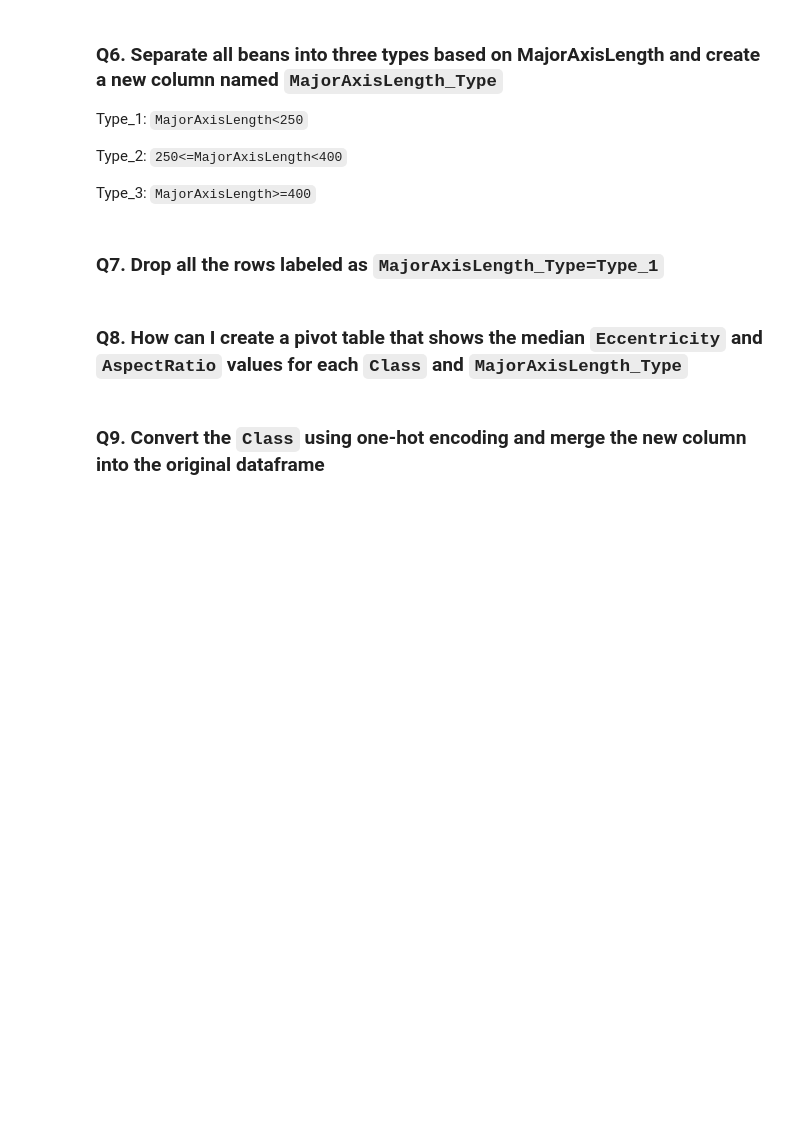
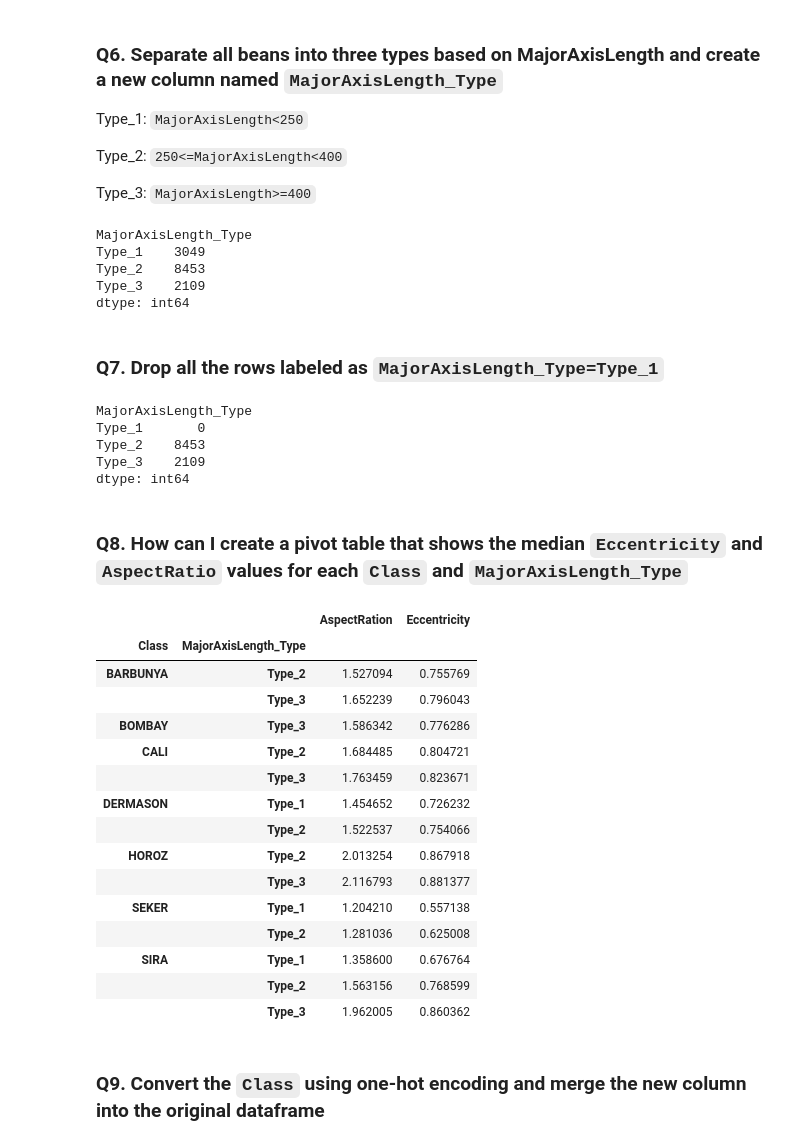
Before and after one commit to YUFOHON/data, a Jupyter notebook: Assignment1.ipynb, the cells around one changed output. Cells and saved outputs as stored; diff of their text form; code cells hidden in the pictures; blank space fills up the shorter version.

```diff
--- a/Assignment1.ipynb
+++ b/Assignment1.ipynb
@@ -58,9 +114,53 @@ Type_1: `MajorAxisLength<250`
 Type_2: `250<=MajorAxisLength<400`
 
 Type_3: `MajorAxisLength>=400`
+# %%
+# Separate all beans into three types based on MajorAxisLength and create a new column named `MajorAxisLength_Type`
+# Type_1: `MajorAxisLength<250`
+# Type_2: `250<=MajorAxisLength<400`
+# Type_3: `MajorAxisLength>=400`
+
+df['MajorAxisLength_Type'] = pd.cut(df['MajorAxisLength'], bins=[0, 250, 400, df['MajorAxisLength'].max()+1], labels=['Type_1', 'Type_2', 'Type_3'])
+df.groupby('MajorAxisLength_Type').size()
+# %% [output]
+MajorAxisLength_Type
+Type_1    3049
+Type_2    8453
+Type_3    2109
+dtype: int64
 # %% [markdown]
 ### Q7. Drop all the rows labeled as `MajorAxisLength_Type=Type_1`
+# %%
+# Drop all the rows labeled as `MajorAxisLength_Type=Type_1`
+df2 = df[df['MajorAxisLength_Type'] != 'Type_1']
+df2.groupby('MajorAxisLength_Type').size()
+# %% [output]
+MajorAxisLength_Type
+Type_1       0
+Type_2    8453
+Type_3    2109
+dtype: int64
 # %% [markdown]
 ### Q8. How can I create a pivot table that shows the median `Eccentricity` and `AspectRatio` values for each `Class` and `MajorAxisLength_Type`
+# %%
+df.pivot_table(index=['Class', 'MajorAxisLength_Type'], values=['Eccentricity', 'AspectRation'], aggfunc='median')
+# df
+# %% [output]
+|  |  | AspectRation | Eccentricity |
+| Class | MajorAxisLength_Type |  |  |
+| BARBUNYA | Type_2 | 1.527094 | 0.755769 |
+|  | Type_3 | 1.652239 | 0.796043 |
+| BOMBAY | Type_3 | 1.586342 | 0.776286 |
+| CALI | Type_2 | 1.684485 | 0.804721 |
+|  | Type_3 | 1.763459 | 0.823671 |
+| DERMASON | Type_1 | 1.454652 | 0.726232 |
+|  | Type_2 | 1.522537 | 0.754066 |
+| HOROZ | Type_2 | 2.013254 | 0.867918 |
+|  | Type_3 | 2.116793 | 0.881377 |
+| SEKER | Type_1 | 1.204210 | 0.557138 |
+|  | Type_2 | 1.281036 | 0.625008 |
+| SIRA | Type_1 | 1.358600 | 0.676764 |
+|  | Type_2 | 1.563156 | 0.768599 |
+|  | Type_3 | 1.962005 | 0.860362 |
 # %% [markdown]
 ### Q9. Convert the `Class` using one-hot encoding and merge the new column into the original dataframe
```
Also changed, not shown: parts of 10 cells of this notebook.
